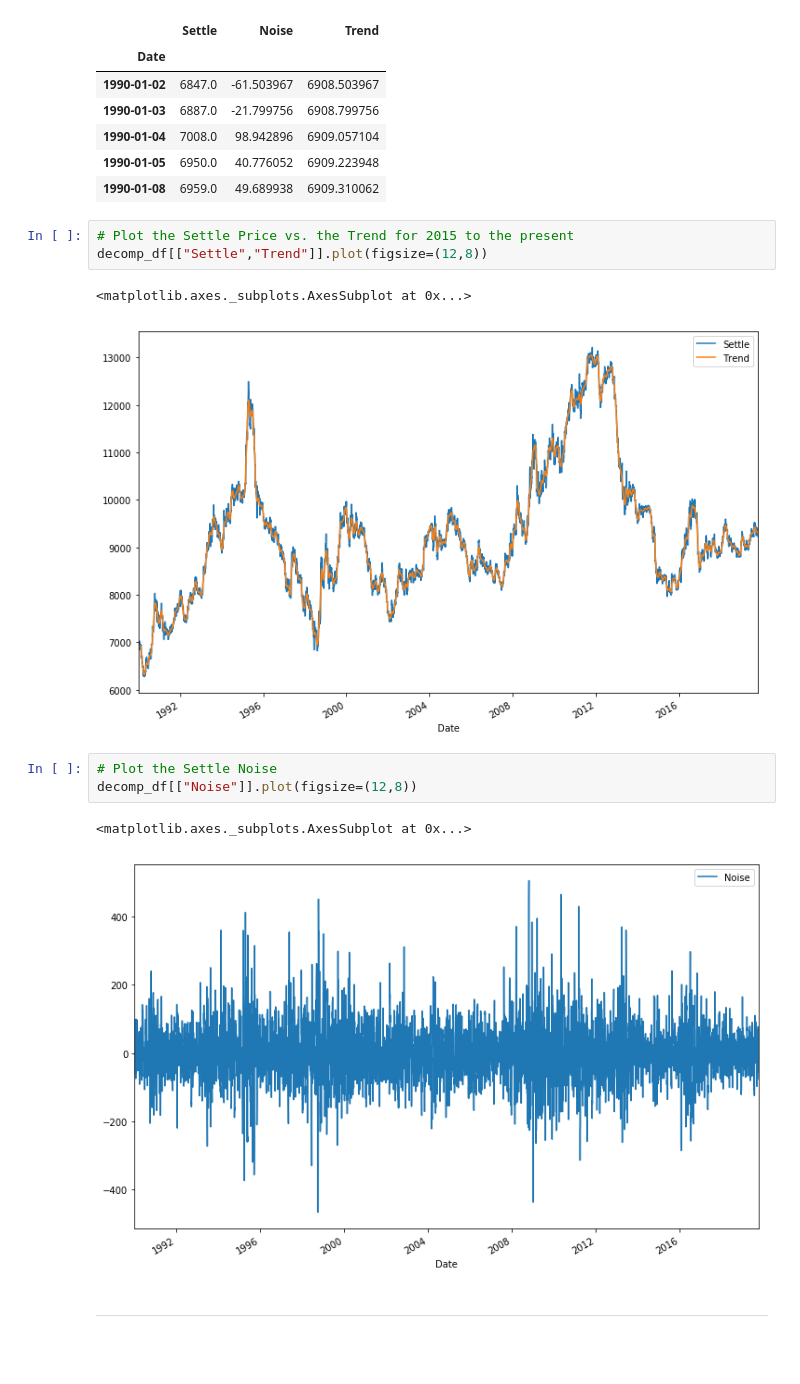
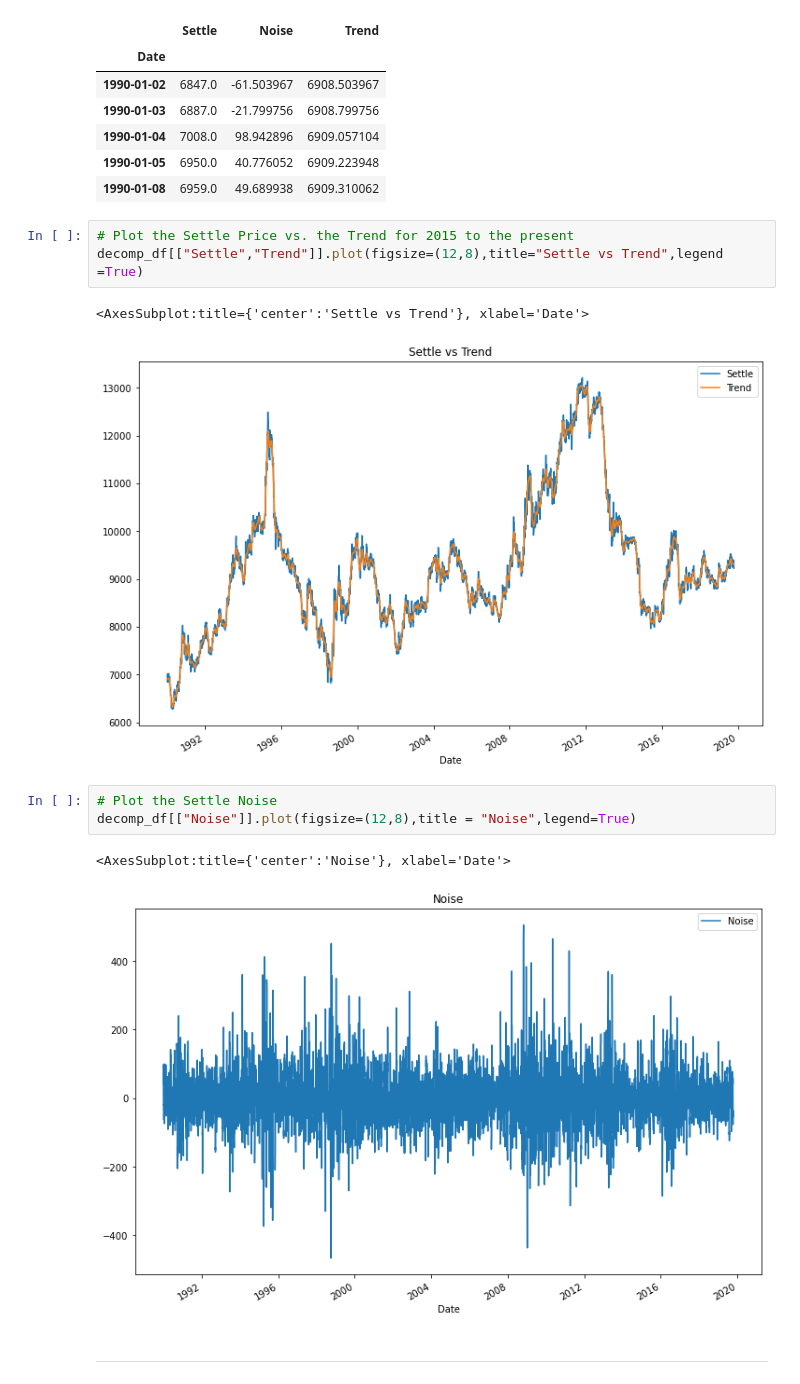
Before and after one commit to bredakyl94/Time_Series, a Jupyter notebook: time_series_analysis.ipynb, the cells around one changed output. Drawn from its saved outputs; the diff is of its cells as text; blank space fills up the shorter version.

```diff
--- a/time_series_analysis.ipynb
+++ b/time_series_analysis.ipynb
@@ -70,16 +70,16 @@ decomp_df.head()
 | 1990-01-08 | 6959.0 | 49.689938 | 6909.310062 |
 # %%
 # Plot the Settle Price vs. the Trend for 2015 to the present
-decomp_df[["Settle","Trend"]].plot(figsize=(12,8))
+decomp_df[["Settle","Trend"]].plot(figsize=(12,8),title="Settle vs Trend",legend =True)
 # %% [output]
-<matplotlib.axes._subplots.AxesSubplot at 0x...>
+<AxesSubplot:title={'center':'Settle vs Trend'}, xlabel='Date'>
-[figure, old version]
+[figure, new version]
 # %%
 # Plot the Settle Noise
-decomp_df[["Noise"]].plot(figsize=(12,8))
+decomp_df[["Noise"]].plot(figsize=(12,8),title = "Noise",legend=True)
 # %% [output]
-<matplotlib.axes._subplots.AxesSubplot at 0x...>
+<AxesSubplot:title={'center':'Noise'}, xlabel='Date'>
-[figure, old version]
+[figure, new version]
 # %% [markdown]
 ---
 # %% [markdown]
```
Also changed, not shown: parts of 19 cells of this notebook.
